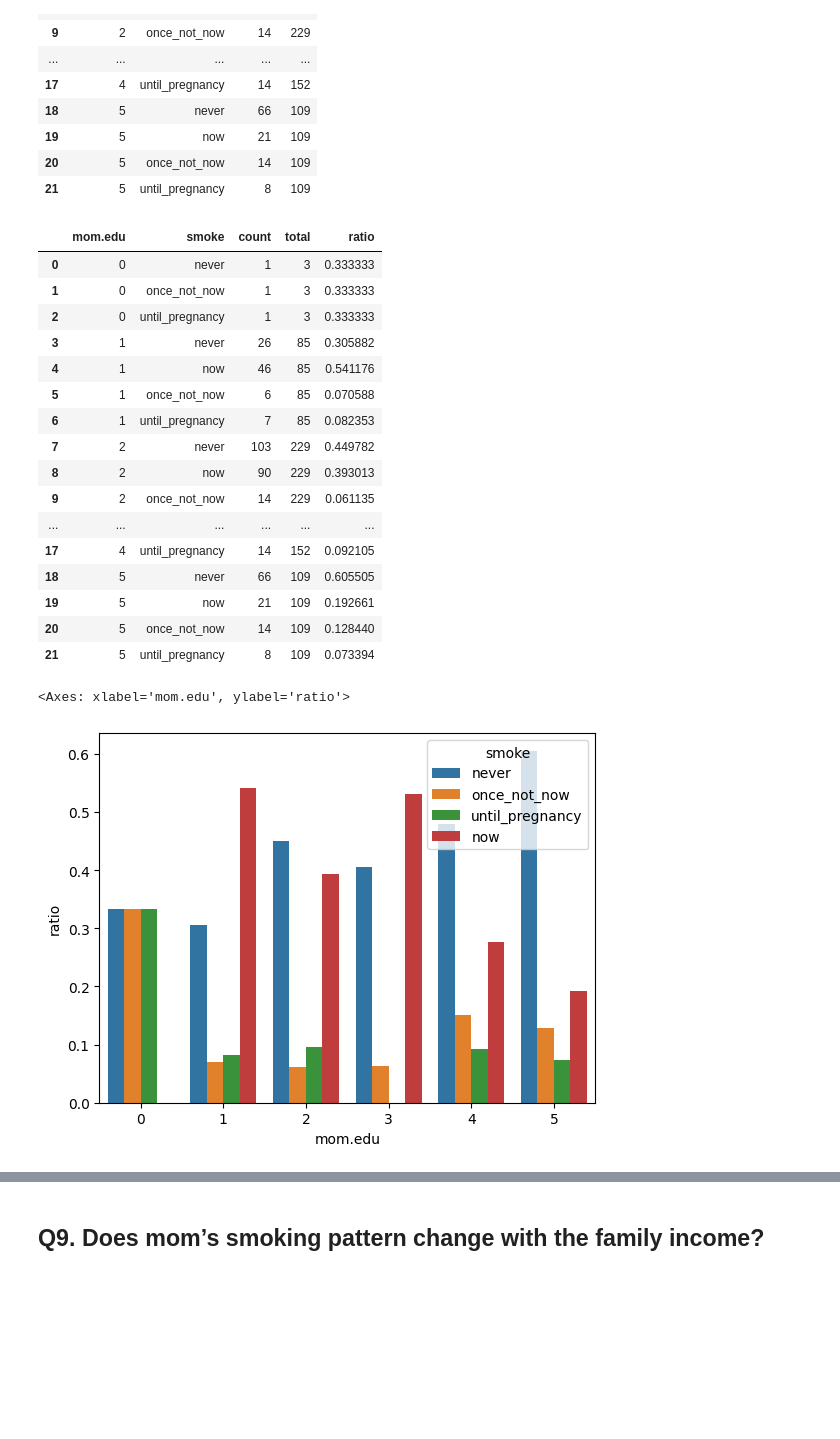
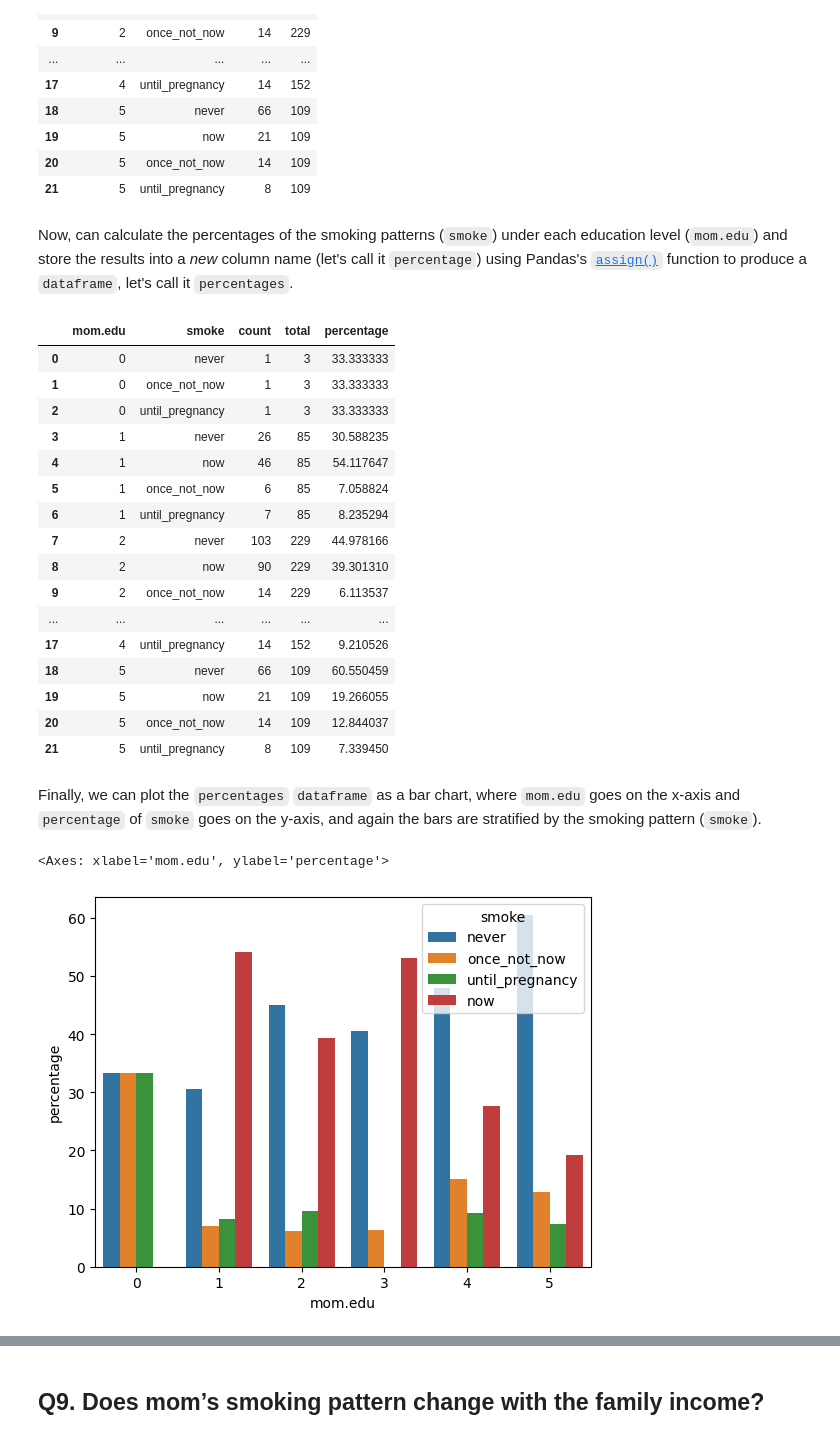
Before and after one commit to alysultan/AUC-Fundamentals-of-Data-Science-II-Spring-2023, a Jupyter notebook: examples/maternal-smoking/smoking.ipynb, the cells around one changed output, grey strips where cells are left out. Cells and saved outputs as stored; diff of their text form; code cells hidden in the pictures; blank space fills up the shorter version.

```diff
--- a/examples/maternal-smoking/smoking.ipynb
+++ b/examples/maternal-smoking/smoking.ipynb
@@ -146,29 +174,33 @@ merged
 | 19 | 5 | now | 21 | 109 |
 | 20 | 5 | once_not_now | 14 | 109 |
 | 21 | 5 | until_pregnancy | 8 | 109 |
+# %% [markdown]
+Now, can calculate the percentages of the smoking patterns (`smoke`) under each education level (`mom.edu`) and store the results into a *new* column name (let's call it `percentage`) using Pandas's [`assign()`](https://www.geeksforgeeks.org/python-pandas-dataframe-assign/) function to produce a `dataframe`, let's call it `percentages`.
 # %%
-normalized = merged.assign(ratio = merged['count'] / merged['total'])
-normalized
+percentages = merged.assign(percentage = 100 * merged['count'] / merged['total'])
+percentages
 # %% [output]
-|  | mom.edu | smoke | count | total | ratio |
-| 0 | 0 | never | 1 | 3 | 0.333333 |
-| 1 | 0 | once_not_now | 1 | 3 | 0.333333 |
-| 2 | 0 | until_pregnancy | 1 | 3 | 0.333333 |
-| 3 | 1 | never | 26 | 85 | 0.305882 |
-| 4 | 1 | now | 46 | 85 | 0.541176 |
-| 5 | 1 | once_not_now | 6 | 85 | 0.070588 |
-| 6 | 1 | until_pregnancy | 7 | 85 | 0.082353 |
-| 7 | 2 | never | 103 | 229 | 0.449782 |
-| 8 | 2 | now | 90 | 229 | 0.393013 |
-| 9 | 2 | once_not_now | 14 | 229 | 0.061135 |
+|  | mom.edu | smoke | count | total | percentage |
+| 0 | 0 | never | 1 | 3 | 33.333333 |
+| 1 | 0 | once_not_now | 1 | 3 | 33.333333 |
+| 2 | 0 | until_pregnancy | 1 | 3 | 33.333333 |
+| 3 | 1 | never | 26 | 85 | 30.588235 |
+| 4 | 1 | now | 46 | 85 | 54.117647 |
+| 5 | 1 | once_not_now | 6 | 85 | 7.058824 |
+| 6 | 1 | until_pregnancy | 7 | 85 | 8.235294 |
+| 7 | 2 | never | 103 | 229 | 44.978166 |
+| 8 | 2 | now | 90 | 229 | 39.301310 |
+| 9 | 2 | once_not_now | 14 | 229 | 6.113537 |
 | ... | ... | ... | ... | ... | ... |
-| 17 | 4 | until_pregnancy | 14 | 152 | 0.092105 |
-| 18 | 5 | never | 66 | 109 | 0.605505 |
-| 19 | 5 | now | 21 | 109 | 0.192661 |
-| 20 | 5 | once_not_now | 14 | 109 | 0.128440 |
-| 21 | 5 | until_pregnancy | 8 | 109 | 0.073394 |
+| 17 | 4 | until_pregnancy | 14 | 152 | 9.210526 |
+| 18 | 5 | never | 66 | 109 | 60.550459 |
+| 19 | 5 | now | 21 | 109 | 19.266055 |
+| 20 | 5 | once_not_now | 14 | 109 | 12.844037 |
+| 21 | 5 | until_pregnancy | 8 | 109 | 7.339450 |
+# %% [markdown]
+Finally, we can plot the `percentages` `dataframe` as a bar chart, where `mom.edu` goes on the x-axis and `percentage` of `smoke` goes on the y-axis, and again the bars are stratified by the smoking pattern (`smoke`).
 # %%
-sns.barplot(data = normalized, x = "mom.edu", y = 'ratio', hue = 'smoke')
+sns.barplot(data = percentages, x = "mom.edu", y = 'percentage', hue = 'smoke')
 # %% [output]
-<Axes: xlabel='mom.edu', ylabel='ratio'>
+<Axes: xlabel='mom.edu', ylabel='percentage'>
-[figure, old version]
+[figure, new version]
```
Also changed, not shown: parts of 16 cells of this notebook.
